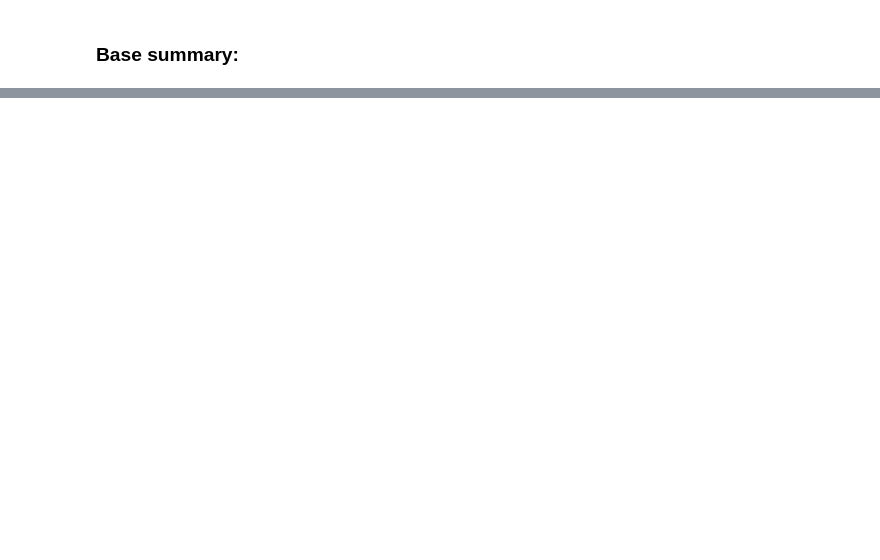
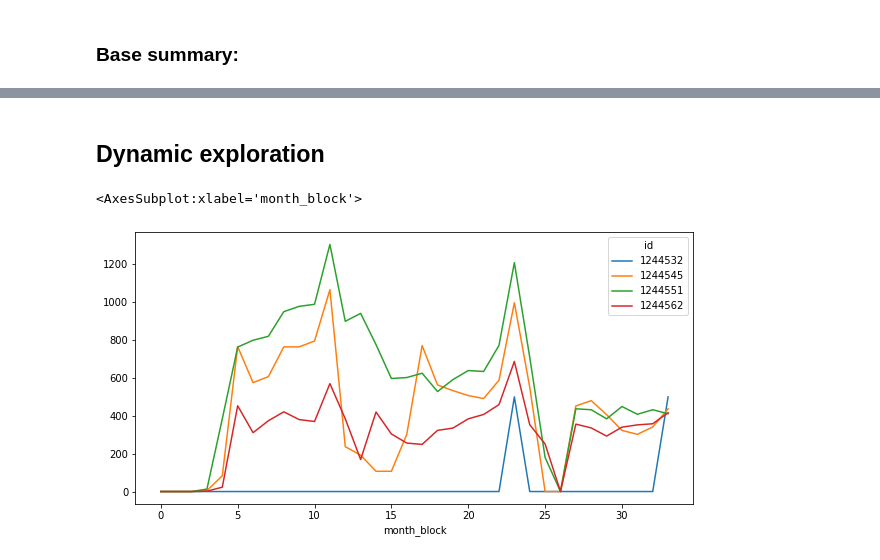
Before and after one commit to Denchidlo/FutureSales, a Jupyter notebook: notebooks/residual_analysis.ipynb, the cells around one changed output, grey strips where cells are left out. Cells and saved outputs as stored; diff of their text form; code cells hidden in the pictures; blank space fills up the shorter version.

```diff
--- a/notebooks/residual_analysis.ipynb
+++ b/notebooks/residual_analysis.ipynb
@@ -32,7 +32,12 @@ def from_pickle(path):
     with open(path, 'rb') as reader:
         return pickle.load(reader)
 # %%
+task_df = {}
+
 idx = from_pickle('tmp/idx.pkl').rename({'id': 'object_id'}, axis=1)
+
+task_df['train'] = from_pickle('tmp/task_df_train.pkl')
+task_df['dynamic'] = from_pickle('tmp/id_sales.pkl')
 # %%
 errors = from_pickle('tmp/xgb_error.pkl')
 # %%
@@ -96,0 +233,21 @@ sns.lmplot(data=report, x='predicted', y='residuals')
+# %% [markdown]
+## Dynamic exploration
+# %%
+full_df = task_df['train'].merge(idx)
+
+def explore_plot(items, shops):
+    _df = full_df[(full_df.item_name.isin(items)) & (full_df.shop_name.isin(shops))]
+    return task_df['dynamic'][task_df['dynamic'].index.isin(_df.id)].transpose().plot(figsize=(10, 5))
+# %%
+explore_plot(
+    ['Фирменный пакет майка 1С Интерес белый (34*42) 45 мкм'],
+    [
+        'Интернет-магазин ЧС',
+        'Москва ТРК "Атриум"',
+        'СПб ТК "Невский Центр"',
+        'Москва ТЦ "Семеновский"',
+    ]
+)
+# %% [output]
+<AxesSubplot:xlabel='month_block'>
+[figure, added]
```
Also changed, not shown: parts of 25 cells of this notebook.
